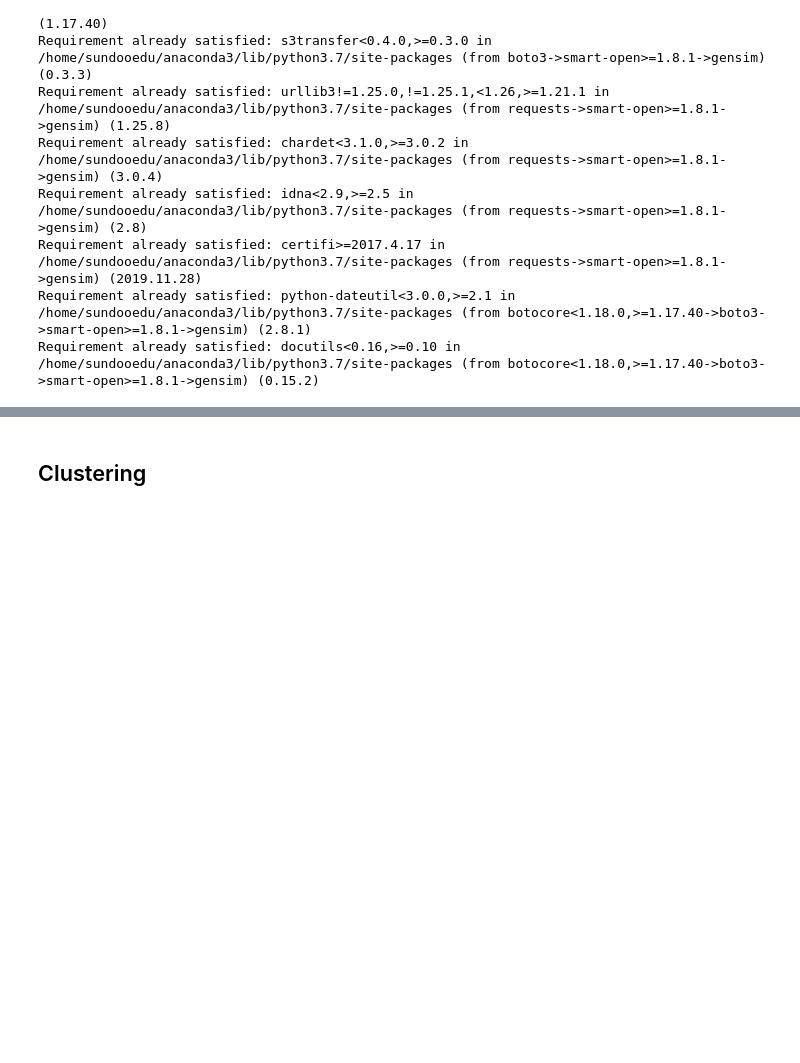
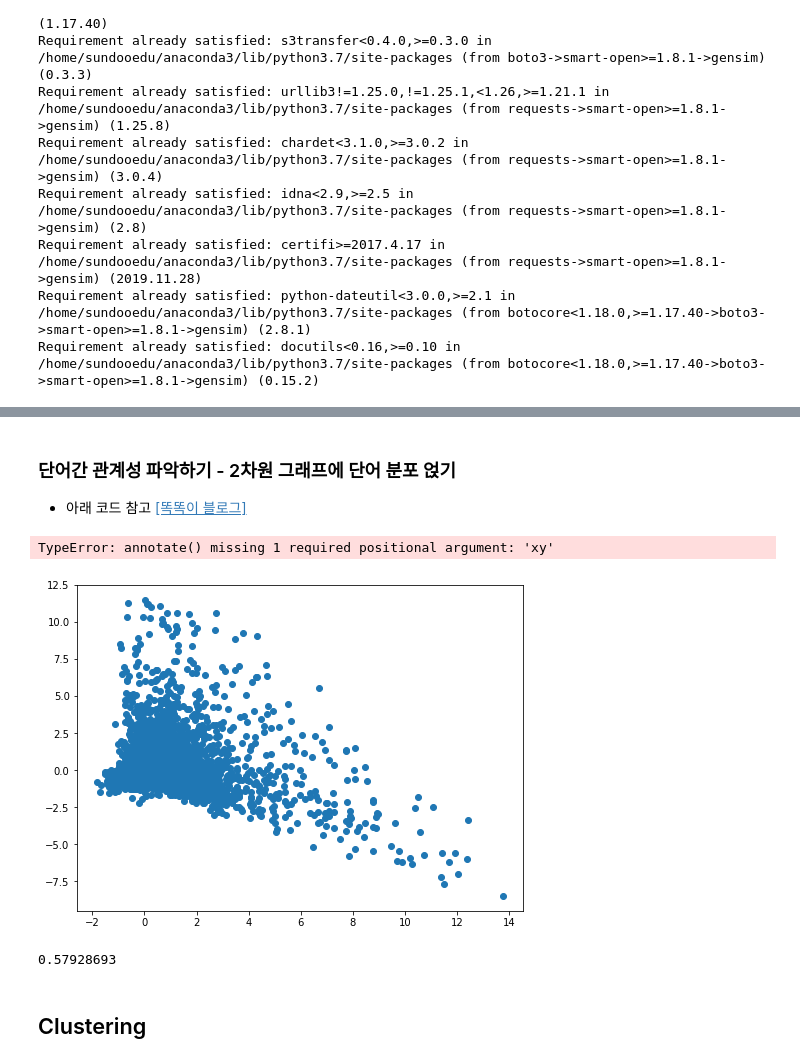
Before and after one commit to ayeongjeong/Naver-Shopping-Title-Recommendation-Service, a Jupyter notebook: IndependentVar_hi.ipynb, the cells around one changed output, grey strips where cells are left out. Cells and saved outputs as stored; diff of their text form; code cells hidden in the pictures; blank space fills up the shorter version.

```diff
--- a/IndependentVar_hi.ipynb
+++ b/IndependentVar_hi.ipynb
@@ -321,0 +324,4 @@ pickle.dump(model, open("./word2vec.pkl", "wb"))
+# %% [markdown]
+### 단어간 관계성 파악하기 - 2차원 그래프에 단어 분포 얹기
+
+* 아래 코드 참고 [[똑똑이 블로그]](https://m.blog.naver.com/PostView.nhn?blogId=wideeyed&logNo=221349385092&proxyReferer=https:%2F%2Fwww.google.com%2F)
@@ -322,3 +337,31 @@ pickle.dump(model, open("./word2vec.pkl", "wb"))
+# %%
+# 단어 벡터화하기
+word_vectors = recommend.wv
+
+vocabs = word_vectors.vocab.keys()
+word_vectors_list = [word_vectors[v] for v in vocabs]
+# %%
+def plot_2d_gragh(vocabs, xs, ys):
+    plt.figure(figsize = (8,6))
+    plt.scatter(xs, ys, marker = 'o')
+    for i, v in enumerate(vocabs):
+        plt.annotate(v)
+# %%
+pca = PCA(n_components = 9)
+xys = pca.fit_transform(word_vectors_list)
+xs = xys[:,0]
+ys = xys[:,1]
+# %%
+plot_2d_gragh(vocabs, xs, ys)
+# %% [output]
+TypeError: annotate() missing 1 required positional argument: 'xy'
+[figure, added]
+# %%
+# 단어간 유사도 구하기
+
+word_vectors.similarity(w1 = '미숫가루', w2 = '가공식품')
+# %% [output]
+0.57928693
 # %% [markdown]
 ## Clustering
 # %% [markdown]
```
Also changed, not shown: parts of 34 cells of this notebook.
